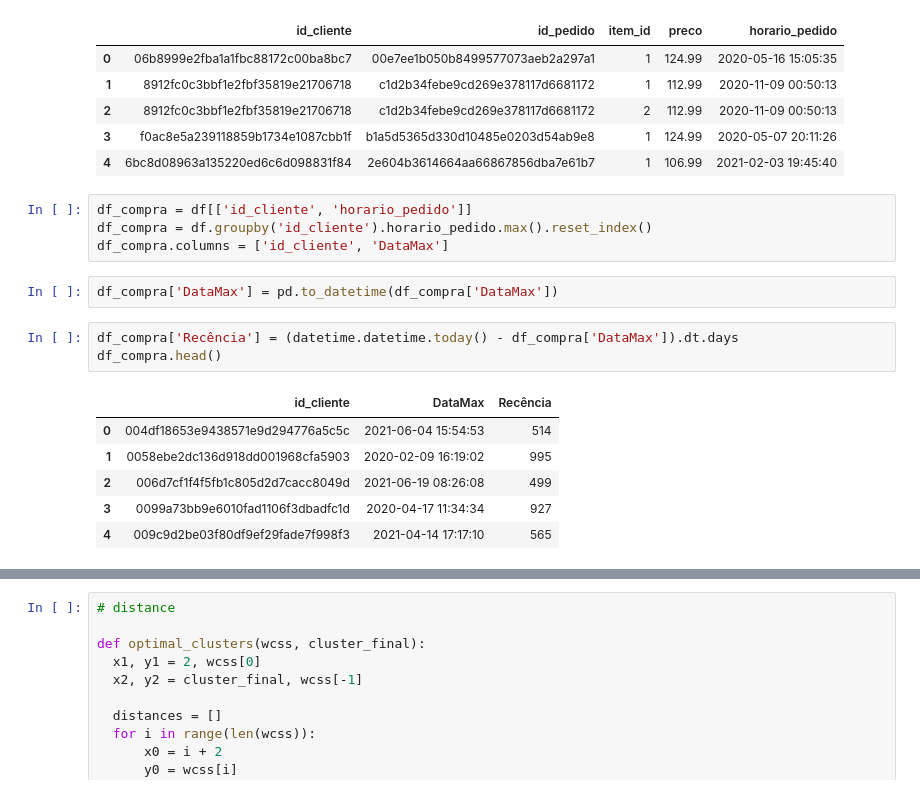
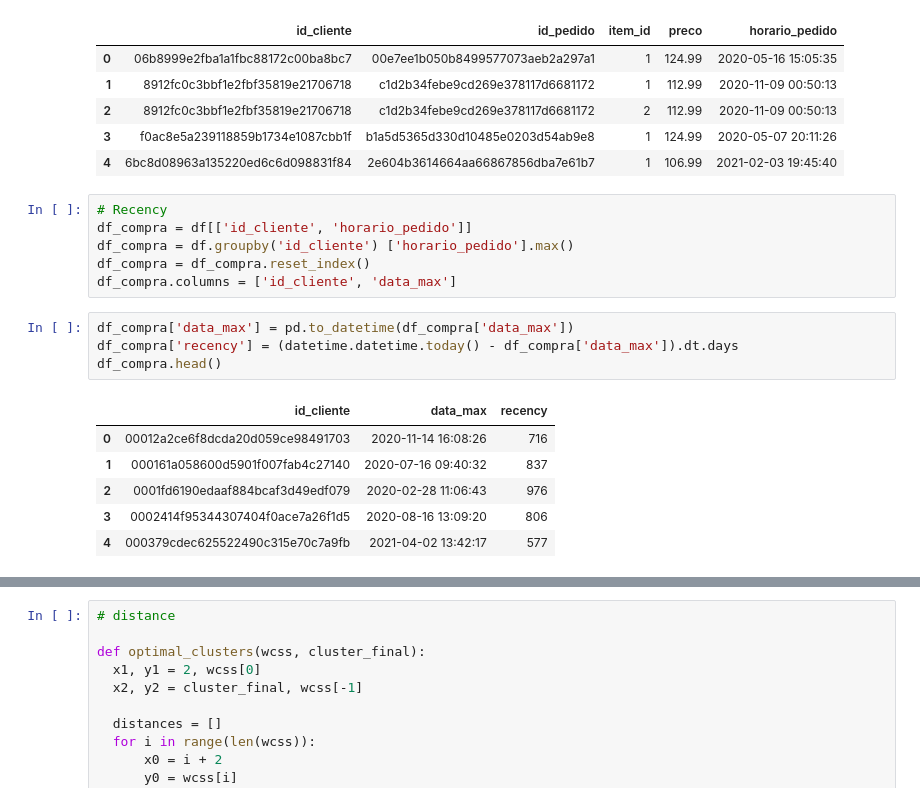
Before and after one commit to davidviana/clusters, a Jupyter notebook: Atividade_Swift.ipynb, the cells around one changed output, grey strips where cells are left out. Drawn from its saved outputs; the diff is of its cells as text.

```diff
--- a/Atividade_Swift.ipynb
+++ b/Atividade_Swift.ipynb
@@ -22,19 +23,20 @@ df_list.head()
 | 3 | f0ac8e5a239118859b1734e1087cbb1f | b1a5d5365d330d10485e0203d54ab9e8 | 1 | 124.99 | 2020-05-07 20:11:26 |
 | 4 | 6bc8d08963a135220ed6c6d098831f84 | 2e604b3614664aa66867856dba7e61b7 | 1 | 106.99 | 2021-02-03 19:45:40 |
 # %%
+# Recency
 df_compra = df[['id_cliente', 'horario_pedido']]
-df_compra = df.groupby('id_cliente').horario_pedido.max().reset_index()
-df_compra.columns = ['id_cliente', 'DataMax']
+df_compra = df.groupby('id_cliente') ['horario_pedido'].max()
+df_compra = df_compra.reset_index()
+df_compra.columns = ['id_cliente', 'data_max']
-# %%
-df_compra['DataMax'] = pd.to_datetime(df_compra['DataMax'])
 # %%
-df_compra['Recência'] = (datetime.datetime.today() - df_compra['DataMax']).dt.days
+df_compra['data_max'] = pd.to_datetime(df_compra['data_max'])
+df_compra['recency'] = (datetime.datetime.today() - df_compra['data_max']).dt.days
 df_compra.head()
 # %% [output]
-|  | id_cliente | DataMax | Recência |
-| 0 | 004df18653e9438571e9d294776a5c5c | 2021-06-04 15:54:53 | 514 |
-| 1 | 0058ebe2dc136d918dd001968cfa5903 | 2020-02-09 16:19:02 | 995 |
-| 2 | 006d7cf1f4f5fb1c805d2d7cacc8049d | 2021-06-19 08:26:08 | 499 |
-| 3 | 0099a73bb9e6010fad1106f3dbadfc1d | 2020-04-17 11:34:34 | 927 |
-| 4 | 009c9d2be03f80df9ef29fade7f998f3 | 2021-04-14 17:17:10 | 565 |
+|  | id_cliente | data_max | recency |
+| 0 | 00012a2ce6f8dcda20d059ce98491703 | 2020-11-14 16:08:26 | 716 |
+| 1 | 000161a058600d5901f007fab4c27140 | 2020-07-16 09:40:32 | 837 |
+| 2 | 0001fd6190edaaf884bcaf3d49edf079 | 2020-02-28 11:06:43 | 976 |
+| 3 | 0002414f95344307404f0ace7a26f1d5 | 2020-08-16 13:09:20 | 806 |
+| 4 | 000379cdec625522490c315e70c7a9fb | 2021-04-02 13:42:17 | 577 |
 # %%
```
Also changed, not shown: parts of 11 cells of this notebook.
